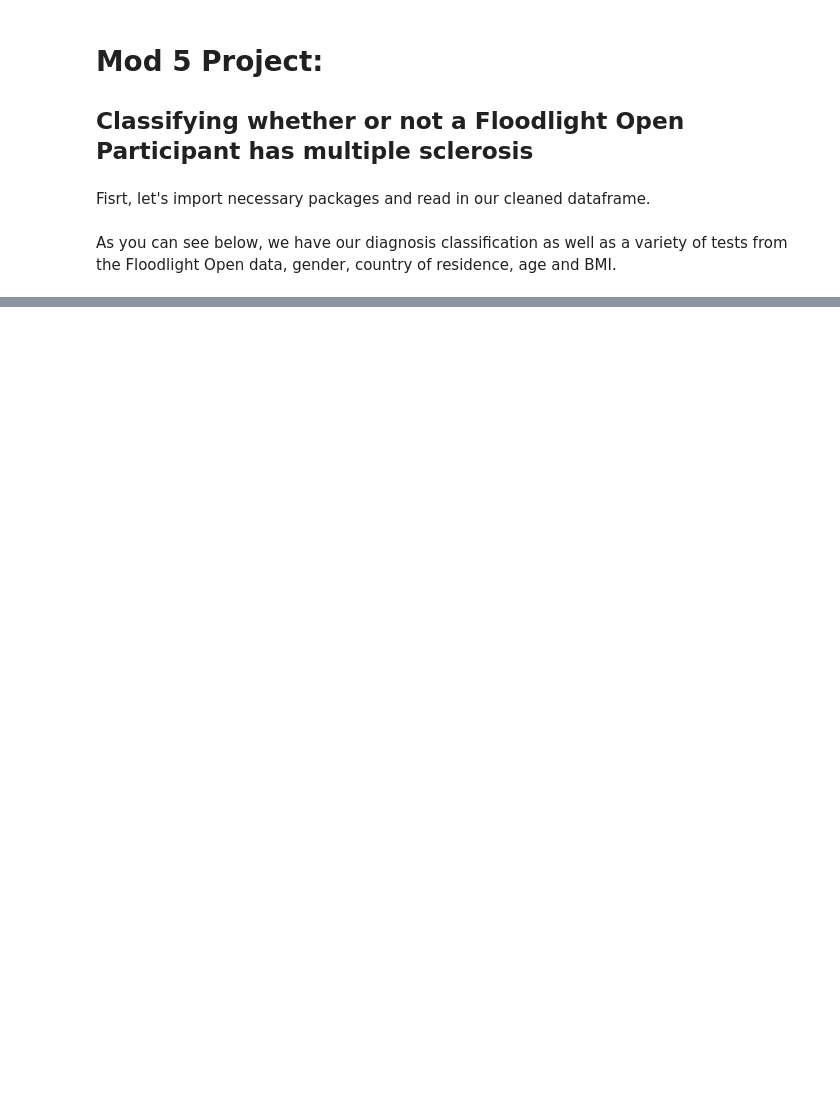
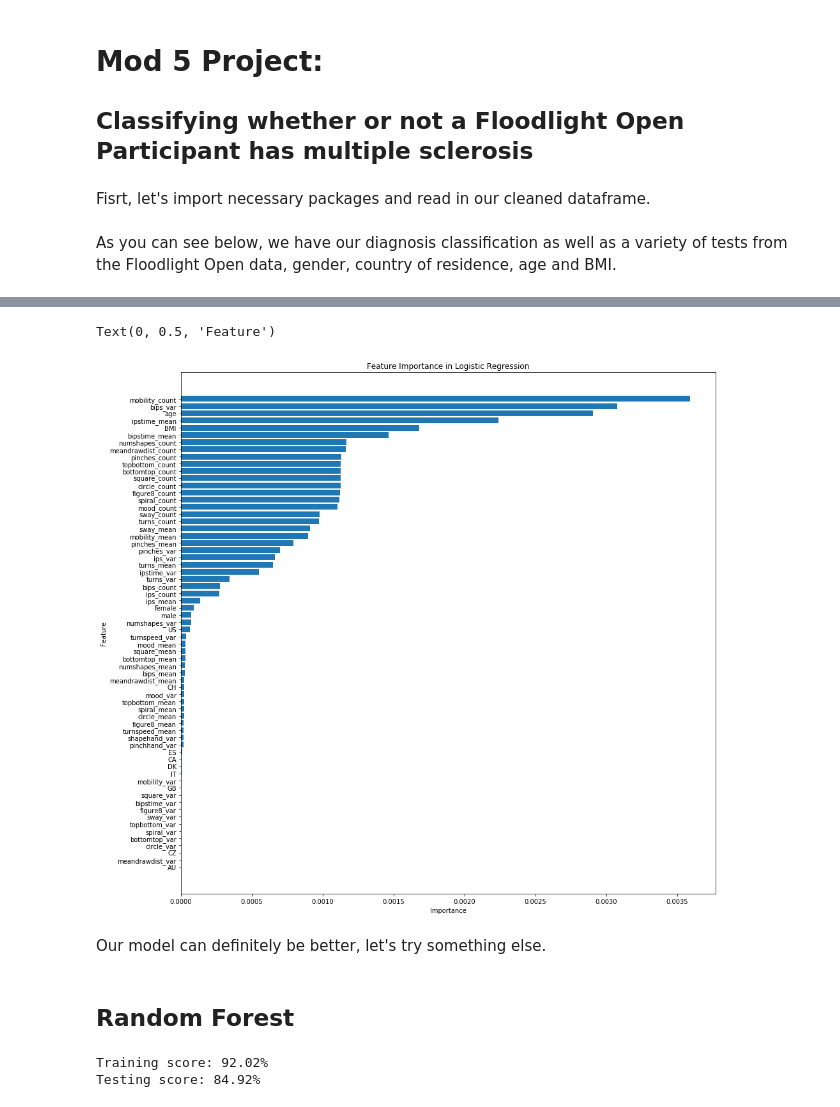
Before and after one commit to ndelrossi7/FloodlightOpenModel, a Jupyter notebook: Mod5Notebook.ipynb, the cells around one changed output, grey strips where cells are left out. Drawn from its saved outputs; the diff is of its cells as text; code cells hidden in the pictures; blank space fills up the shorter version.

```diff
--- a/Mod5Notebook.ipynb
+++ b/Mod5Notebook.ipynb
@@ -45,0 +137,29 @@ KeyboardInterrupt:
+# %%
+logcoefficients = pd.DataFrame(logregbase.coef_).T.set_index(vals.columns)
+logcoefficients.columns = ['coefficient']
+logcoefficients['coefficient'] = logcoefficients['coefficient'].apply(lambda x: abs(x))
+logcoefficients = logcoefficients.sort_values(by = 'coefficient')
+
+n_features = len(logcoefficients)
+plt.figure(figsize=(15,15))
+plt.barh(range(n_features), logcoefficients['coefficient'], align='center')
+plt.yticks(np.arange(n_features), logcoefficients.index)
+plt.title('Feature Importance in Logistic Regression')
+plt.xlabel('Importance')
+plt.ylabel('Feature')
+# %% [output]
+Text(0, 0.5, 'Feature')
+[figure, added]
+# %% [markdown]
+Our model can definitely be better, let's try something else.
+# %% [markdown]
+## Random Forest
+# %%
+forest = RandomForestClassifier(n_estimators=100, max_depth=5, random_state=42)
+forest.fit(X_train, y_train)
+for_pred = forest.predict(X_test)
+print('Training score: {:.4}%'.format(forest.score(X_train, y_train)*100))
+print('Testing score: {:.4}%'.format(forest.score(X_test, y_test)*100))
+# %% [output]
+Training score: 92.02%
+Testing score: 84.92%
```
Also changed, not shown: parts of 31 cells of this notebook, 3 other files.
